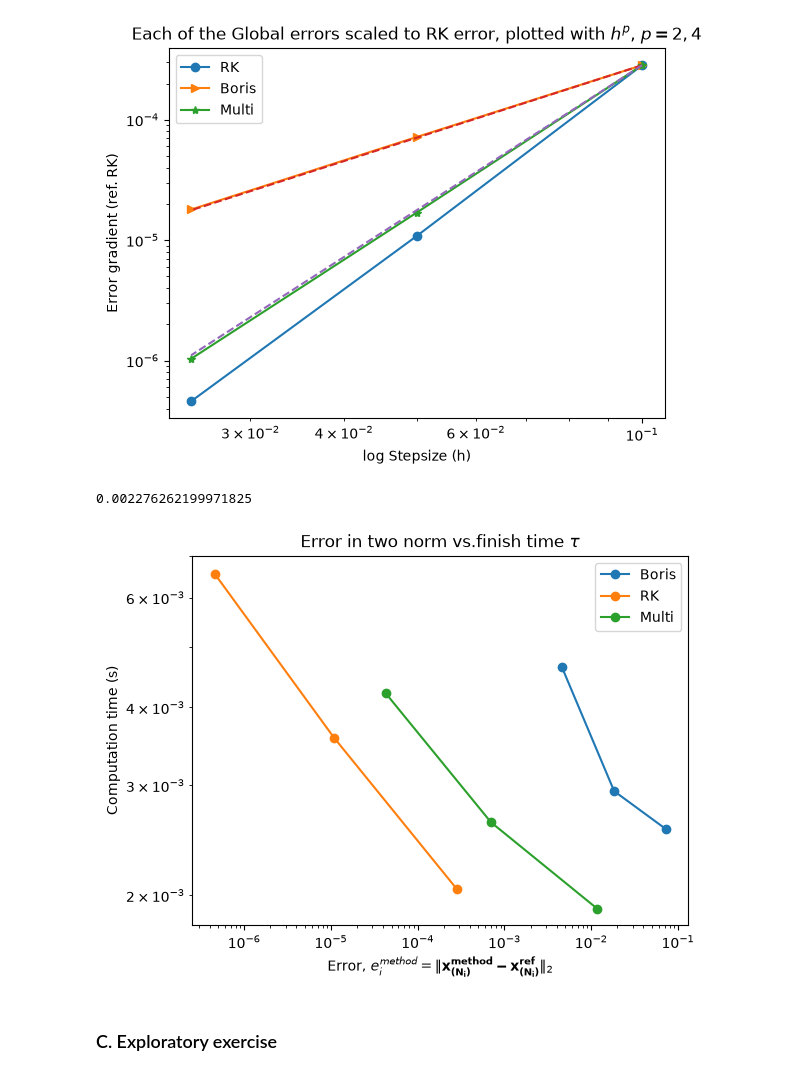
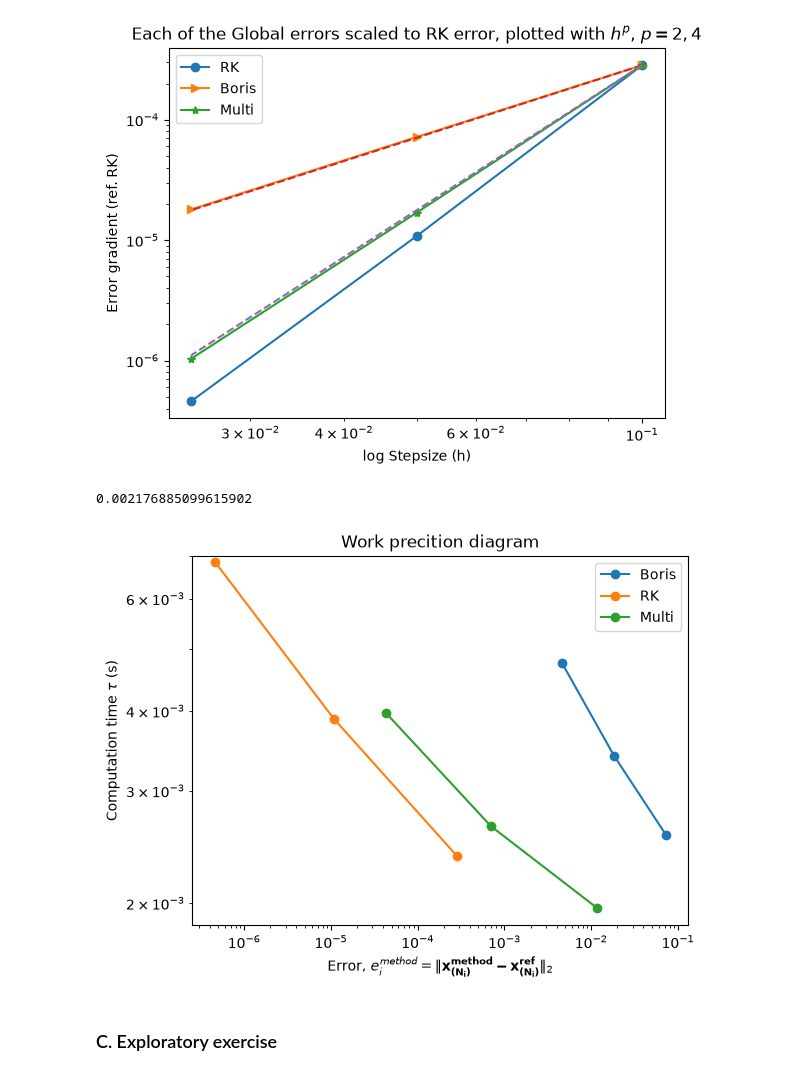
Before and after one commit to einaraarnaes/Project_2_TMA4215, a Jupyter notebook: report.ipynb, the cells around one changed output. Saved outputs shown, nothing was run; the diff lists cells and outputs as text; code cells hidden in the pictures.

```diff
--- a/report.ipynb
+++ b/report.ipynb
@@ -634,19 +635,19 @@ plt.show()
 # %%
 #Work precition diagram
 print(tau_i_Boris_2D[0])
 plt.figure()
-plt.title(r"Error in two norm vs.finish time $\tau$")
+plt.title(r"Work precition diagram")
 plt.xlabel(r"Error, $e_i^{method} = \|\mathbf{x_{(N_i)}^{method}-x_{(N_i)}^{ref}}\|_2$")
-plt.ylabel("Computation time (s)")
+plt.ylabel(r"Computation time $\tau$ (s)")
 plt.loglog(e_i_Boris_2D[1:],tau_i_Boris_2D[1:],"o", label = "Boris", linestyle = "-")
 plt.loglog(e_i_RK_2D[1:],tau_i_RK_2D[1:],"o", label = "RK", linestyle = "-")
 plt.loglog(e_i_multi_2D[1:],tau_i_multi_2D[1:],"o", label = "Multi", linestyle = "-")
 plt.ylim(None,0.007)
 plt.legend()
 plt.show()
 # %% [output]
-0.002276262199971825
+0.002176885099615902
-[figure, old version]
+[figure, new version]
 # %% [markdown]
 ### C. Exploratory exercise
 # %% [markdown]
```
Also changed, not shown: parts of 7 cells of this notebook.
